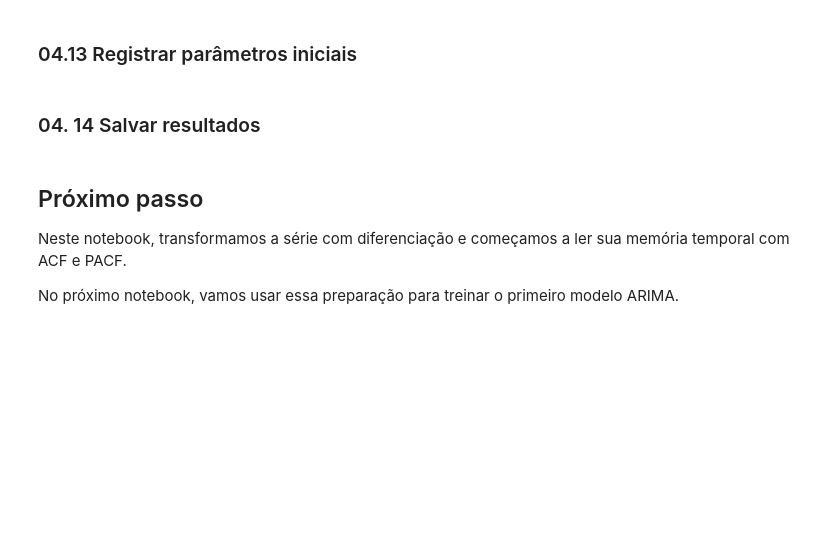
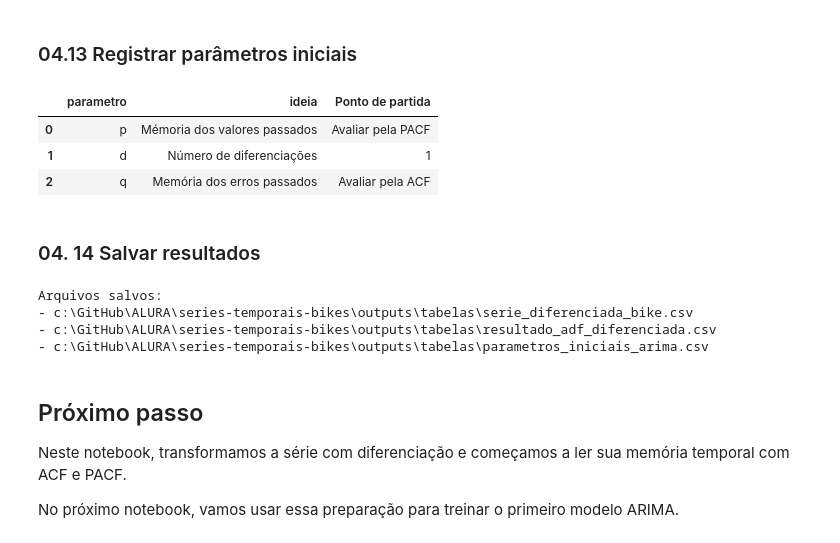
Before and after one commit to ariel-velardo/ALURA, a Jupyter notebook: series-temporais-bikes/notebooks/04_diferenciacao_acf_pacf.ipynb, the cells around one changed output. Saved outputs shown, nothing was run; the diff lists cells and outputs as text; code cells hidden in the pictures; blank space fills up the shorter version.

Commit message:
organiza parametros iniciais arima

```diff
--- a/series-temporais-bikes/notebooks/04_diferenciacao_acf_pacf.ipynb
+++ b/series-temporais-bikes/notebooks/04_diferenciacao_acf_pacf.ipynb
@@ -342,6 +342,23 @@ A ACF e a PACF ajudam a levantar valores iniciais para `p` e `q`.
 Essa leitura não garante o melhor modelo, mas dá um ponto de partida para a modelagem.
 # %% [markdown]
 ### 04.13 Registrar parâmetros iniciais
+# %%
+parametros_iniciais = pd.DataFrame({
+    "parametro": ["p","d","q"],
+    "ideia": ["Mémoria dos valores passados",
+              "Número de diferenciações",
+              "Memória dos erros passados"],
+    "Ponto de partida":["Avaliar pela PACF",
+                        1,
+                        "Avaliar pela ACF"]
+})
+
+parametros_iniciais
+# %% [output]
+|  | parametro | ideia | Ponto de partida |
+| 0 | p | Mémoria dos valores passados | Avaliar pela PACF |
+| 1 | d | Número de diferenciações | 1 |
+| 2 | q | Memória dos erros passados | Avaliar pela ACF |
 # %% [markdown]
 ### 04. 14 Salvar resultados
 # %%
@@ -371,6 +388,11 @@ print("Arquivos salvos:")
 print("-", caminho_serie_diferenciada)
 print("-", caminho_adf_diferenciada)
 print("-", caminho_parametros_iniciais)
+# %% [output]
+Arquivos salvos:
+- c:\GitHub\ALURA\series-temporais-bikes\outputs\tabelas\serie_diferenciada_bike.csv
+- c:\GitHub\ALURA\series-temporais-bikes\outputs\tabelas\resultado_adf_diferenciada.csv
+- c:\GitHub\ALURA\series-temporais-bikes\outputs\tabelas\parametros_iniciais_arima.csv
 # %% [markdown]
 ## Próximo passo
 
```
Also changed, not shown: 1 other file.
